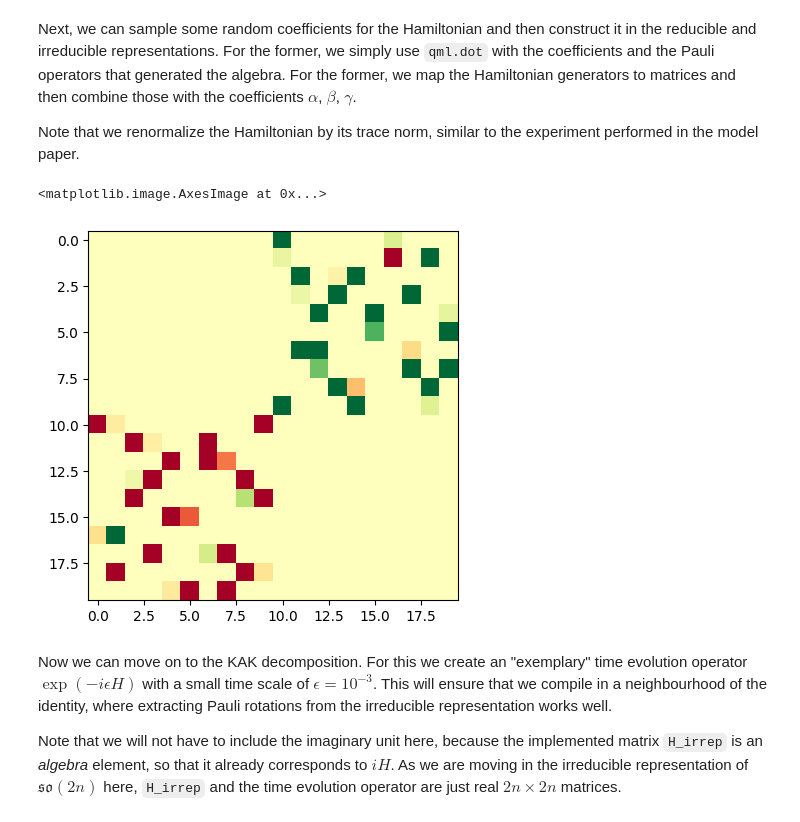
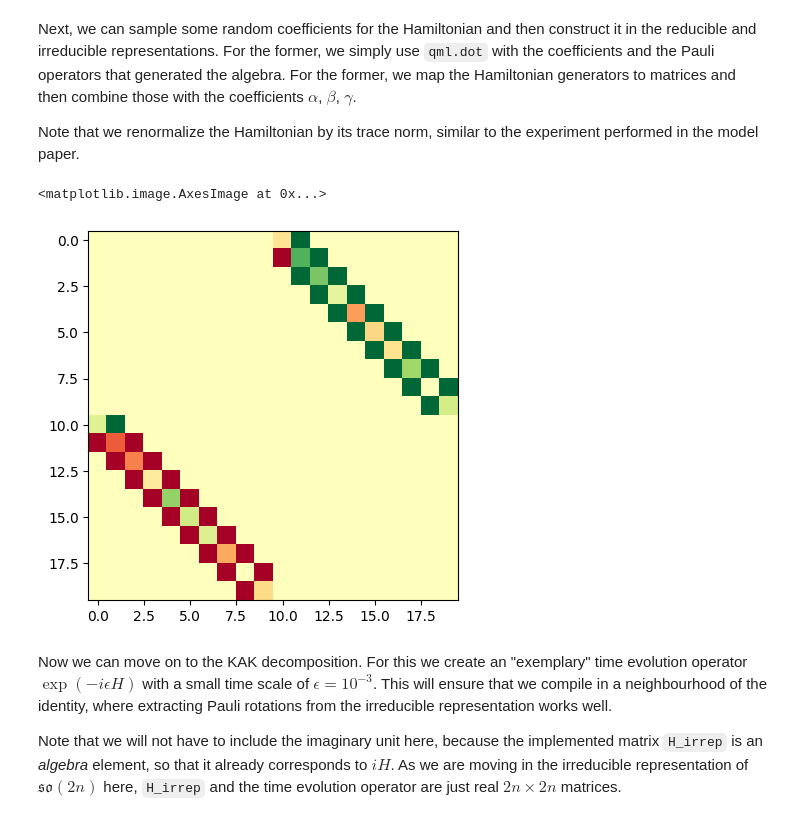
Before and after one commit to dwierichs/kak-tools, a Jupyter notebook: notebooks/fdhs.ipynb, the cells around one changed output. Cells and saved outputs as stored; diff of their text form; code cells hidden in the pictures.

Commit message:
use horizontalness to copy decompositions

```diff
--- a/notebooks/fdhs.ipynb
+++ b/notebooks/fdhs.ipynb
@@ -86,7 +88,9 @@ $$
 We therefore make sure to map the Hamiltonian Pauli words to such elements with $i<n$ and $j\geq n$, by passing `generators` to `map_simple_to_irrep`
 and the involution type `"BDI"`.
 # %%
-mapping, signs = map_simple_to_irrep(algebra, horizontal_ops=generators, n=n_so, invol_type="BDI", invol_kwargs={"p": n_so//2, "q": n_so//2})
+# mapping, signs = map_simple_to_irrep(algebra, horizontal_ops=generators, n=n_so, invol_type="BDI", invol_kwargs={"p": n_so//2, "q": n_so//2})
+mapping = make_so_2n_full_mapping(n)
+signs = make_signs(mapping, n_so, "BDI")
 # %% [markdown]
 This mapping can now be used to create dense matrices in the irreducible representation:
 # %%
@@ -139,22 +143,22 @@ For the former, we map the Hamiltonian generators to matrices and then combine t
 
 Note that we renormalize the Hamiltonian by its trace norm, similar to the experiment performed in the model paper.
 # %%
-alphas = np.random.normal(0.6, 1., size=n-1)
-betas = np.random.normal(0.3, 1.2, size=n-1)
+# alphas = np.random.normal(0.6, 1., size=n-1)
+# betas = np.random.normal(0.3, 1.2, size=n-1)
 alphas = np.ones(n-1)
 betas = np.ones(n-1)
 gammas = np.random.normal(0., 0.3, size=n)
 coeffs = np.concatenate([alphas, betas, gammas])
 coeffs /= np.linalg.norm(coeffs) # Normalization
 H = qml.dot(coeffs, generators)
 terms_irrep = np.stack([matrix_map[gen] for gen in generators])
 H_irrep = np.tensordot(coeffs, terms_irrep, axes=[[0], [0]])
 
 # Show pattern in H, which is BDI-horizontal
 plt.imshow(H_irrep, cmap=plt.get_cmap("RdYlGn"))
 # %% [output]
 <matplotlib.image.AxesImage at 0x...>
-[figure, old version]
+[figure, new version]
 # %% [markdown]
 Now we can move on to the KAK decomposition. For this we create an "exemplary" time evolution operator
 $\exp(-i\epsilon H)$ with a small time scale of $\epsilon=10^{-3}$. This will ensure that we compile in a neighbourhood of the identity, where extracting
```
Also changed, not shown: parts of 6 cells of this notebook, 5 other files.
